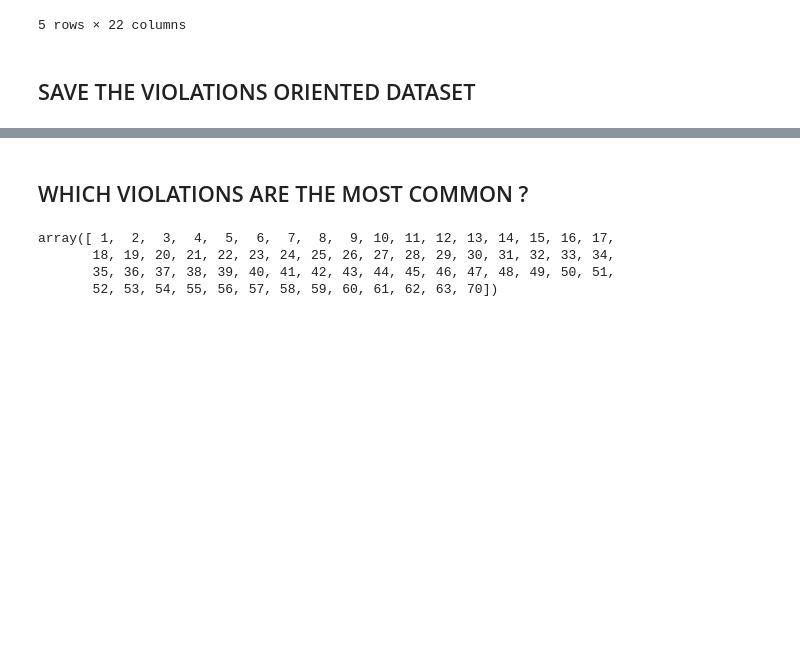
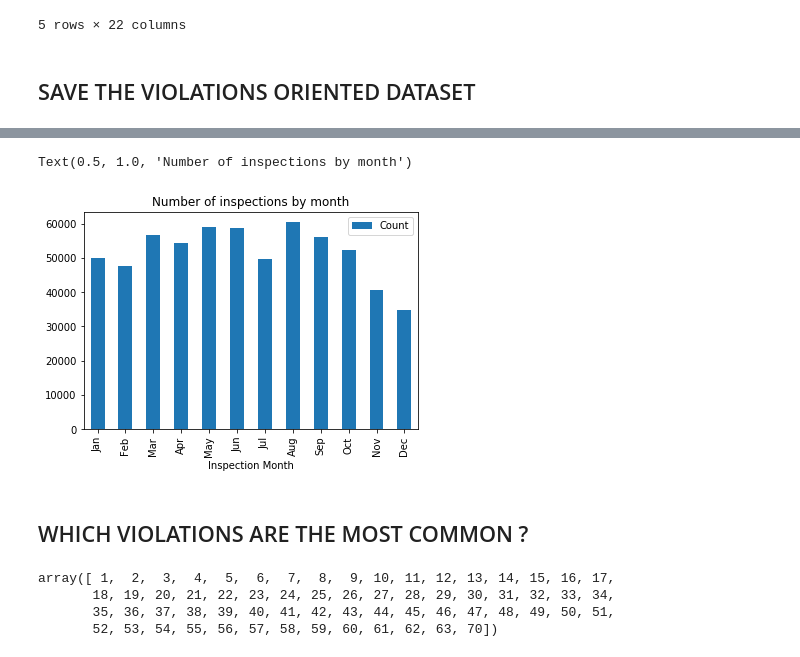
Before and after one commit to VodopaDev/CS401-Chicago-Crime-Analysis, a Jupyter notebook: violations.ipynb, the cells around one changed output, grey strips where cells are left out. Saved outputs shown, nothing was run; the diff lists cells and outputs as text; code cells hidden in the pictures; blank space fills up the shorter version.

```diff
--- a/violations.ipynb
+++ b/violations.ipynb
@@ -114,3 +126,14 @@ violations.to_parquet('resources/violations_oriented.parquet')
+# %%
+nb_inspections_by_month = violations[['Inspection Date', 'Inspection ID']].copy()
+nb_inspections_by_month['Inspection Date'] = nb_inspections_by_month['Inspection Date'].apply(lambda x: x.month)
+nb_inspections_by_month.rename(columns={'Inspection Date' : 'Inspection Month'}, inplace=True)
+nb_inspections_by_month = nb_inspections_by_month.groupby('Inspection Month').count().rename(columns={'Inspection ID' : 'Count'})
+nb_inspections_by_month.plot.bar()
+plt.gca().set_xticklabels(['Jan', 'Feb', 'Mar', 'Apr', 'May', 'Jun', 'Jul', 'Aug', 'Sep', 'Oct', 'Nov', 'Dec'])
+plt.title("Number of inspections by month")
+# %% [output]
+Text(0.5, 1.0, 'Number of inspections by month')
+[figure, added]
 # %% [markdown]
 ## WHICH VIOLATIONS ARE THE MOST COMMON ? ##
 # %%
```
Also changed, not shown: parts of 8 cells of this notebook.
